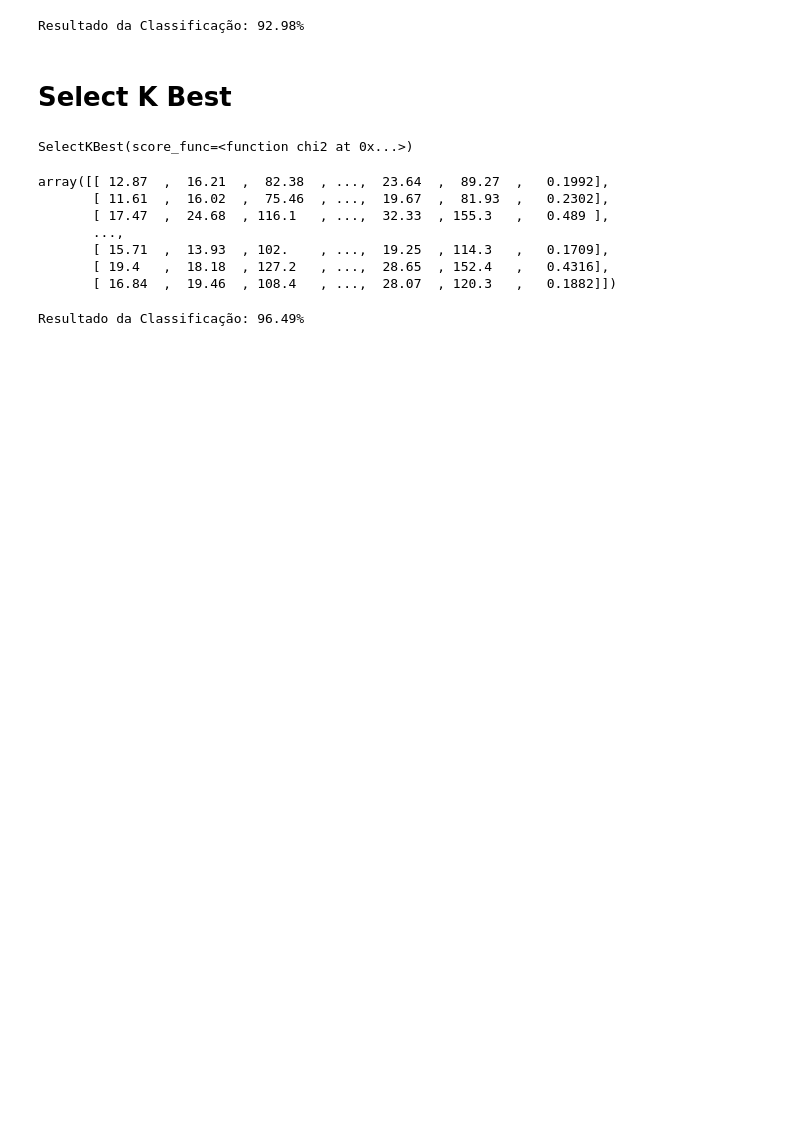
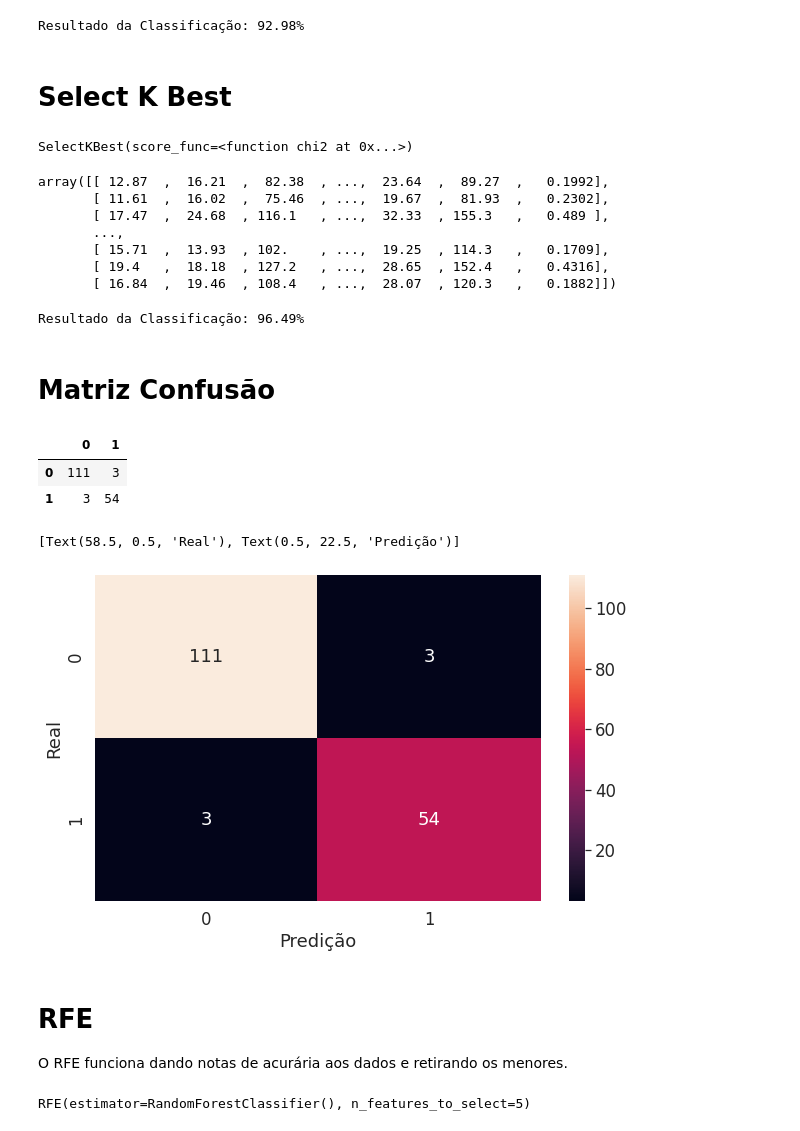
Before and after one commit to KaueAbbe/Projeto-Estude_Python, a Jupyter notebook: Estude Machine Learning/Previsao/Multiplas_Dimensionalidades.ipynb, the cells around one changed output. Saved outputs shown, nothing was run; the diff lists cells and outputs as text; code cells hidden in the pictures; blank space fills up the shorter version.

```diff
--- a/Estude Machine Learning/Previsao/Multiplas_Dimensionalidades.ipynb
+++ b/Estude Machine Learning/Previsao/Multiplas_Dimensionalidades.ipynb
@@ -234,3 +234,5 @@ classificador.fit(treino_kbest,y_treino)
 print('Resultado da Classificação: %.2f%%' %(classificador.score(test_kbest, y_teste)*100))
 # %% [output]
 Resultado da Classificação: 96.49%
+# %% [markdown]
+# Matriz Confusão
@@ -236,0 +241,21 @@ Resultado da Classificação: 96.49%
+# %%
+predicoes = classificador.predict(test_kbest)
+Matriz_c = confusion_matrix(y_teste,predicoes)
+# %%
+Matriz_pd = pd.DataFrame(Matriz_c)
+Matriz_pd
+# %% [output]
+|  | 0 | 1 |
+| 0 | 111 | 3 |
+| 1 | 3 | 54 |
+# %%
+plt.figure(figsize = (10,6))
+sns.set(font_scale = 1.5)
+sns.heatmap(Matriz_c, annot = True, fmt = 'd').set(xlabel = 'Predição',ylabel = 'Real')
+# %% [output]
+[Text(58.5, 0.5, 'Real'), Text(0.5, 22.5, 'Predição')]
+[figure, added]
+# %% [markdown]
+# RFE
+
+O RFE funciona dando notas de acurária aos dados e retirando os menores.
@@ -236,0 +264,8 @@ Resultado da Classificação: 96.49%
+# %%
+classificador = RandomForestClassifier(n_estimators = 100)
+x_treino, x_teste, y_treino, y_teste = train_test_split(dados_v1, y, test_size = 0.3, random_state = 123143)
+classificador.fit(x_treino,y_treino)
+selecionar_RFE = RFE(estimator = classificador, n_features_to_select= 5, step =1)
+selecionar_RFE.fit(x_treino, y_treino)
+# %% [output]
+RFE(estimator=RandomForestClassifier(), n_features_to_select=5)
```
Also changed, not shown: parts of 20 cells of this notebook.
